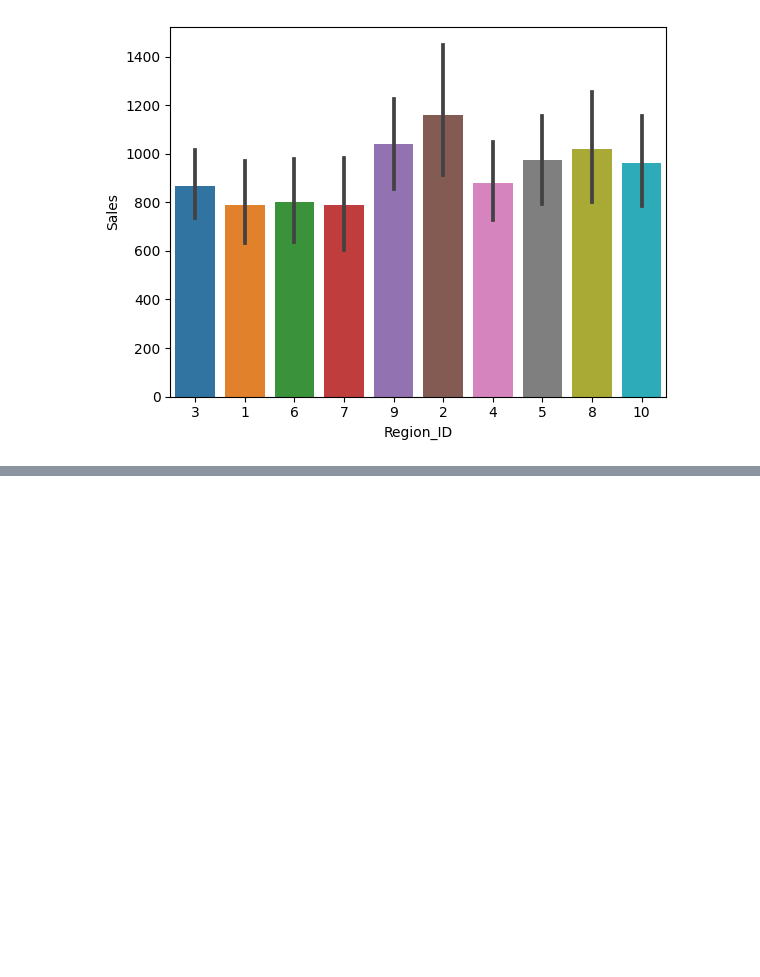
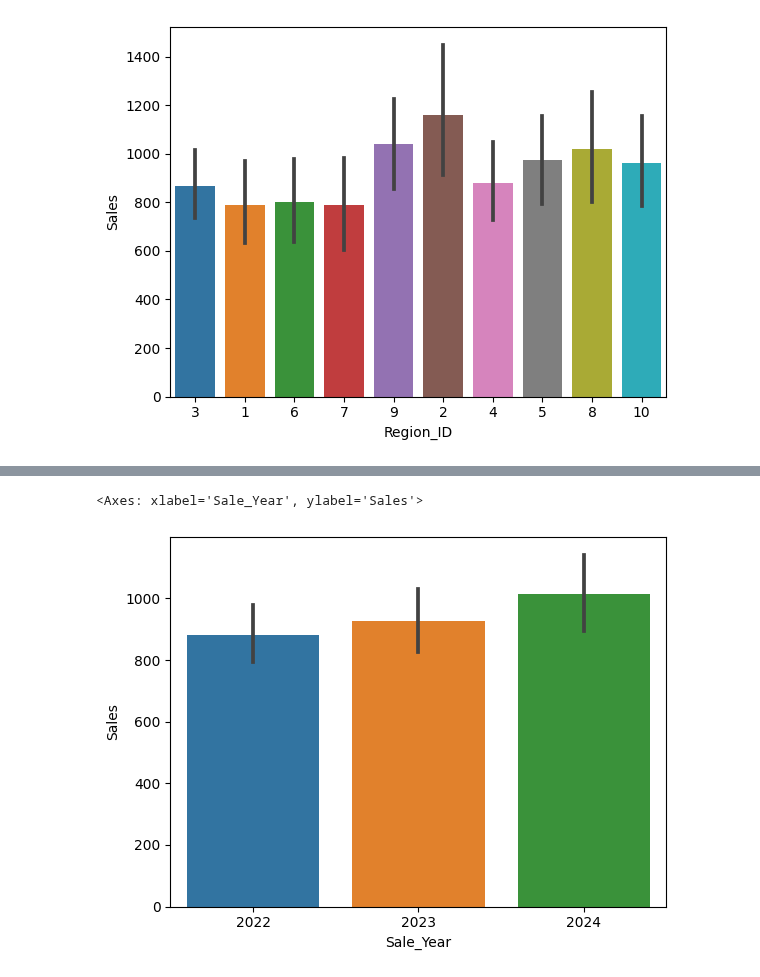
Before and after one commit to mahinbindra/schulich_data_science, a Jupyter notebook: Assignments/assignment_1_descriptive stats and probability.ipynb, the cells around one changed output, grey strips where cells are left out. Saved outputs shown, nothing was run; the diff lists cells and outputs as text; code cells hidden in the pictures; blank space fills up the shorter version.

```diff
--- a/Assignments/assignment_1_descriptive stats and probability.ipynb
+++ b/Assignments/assignment_1_descriptive stats and probability.ipynb
@@ -642,0 +679,6 @@ sales2_group
+# %%
+sns.barplot(data = sales1, x = 'Sale_Year', y = 'Sales')
+# Creating a bar plot between Sale_Year and Sales to assess the correlation between the two parameters and to analyse the yearly sales performance
+# %% [output]
+<Axes: xlabel='Sale_Year', ylabel='Sales'>
+[figure, added]
```
Also changed, not shown: parts of 149 cells of this notebook, 1 other file.
